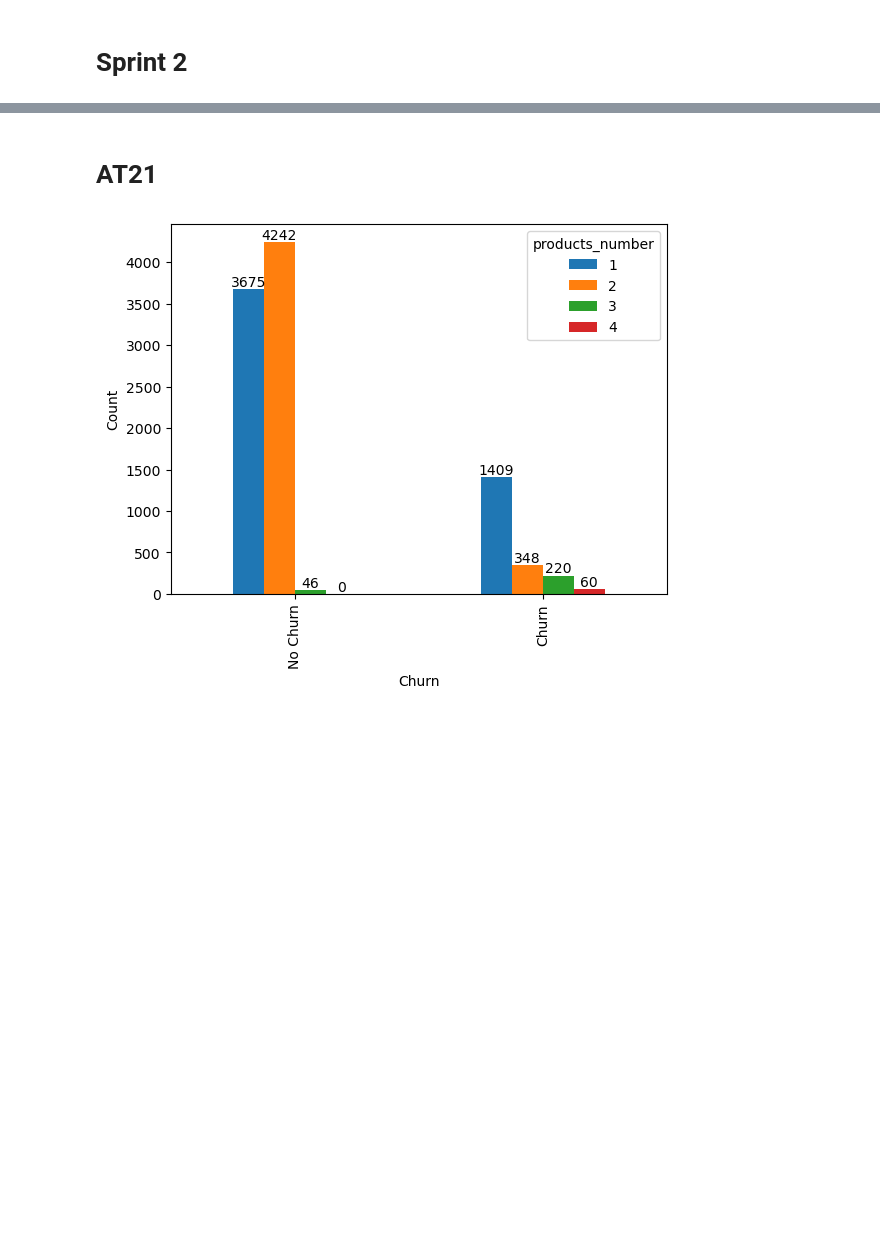
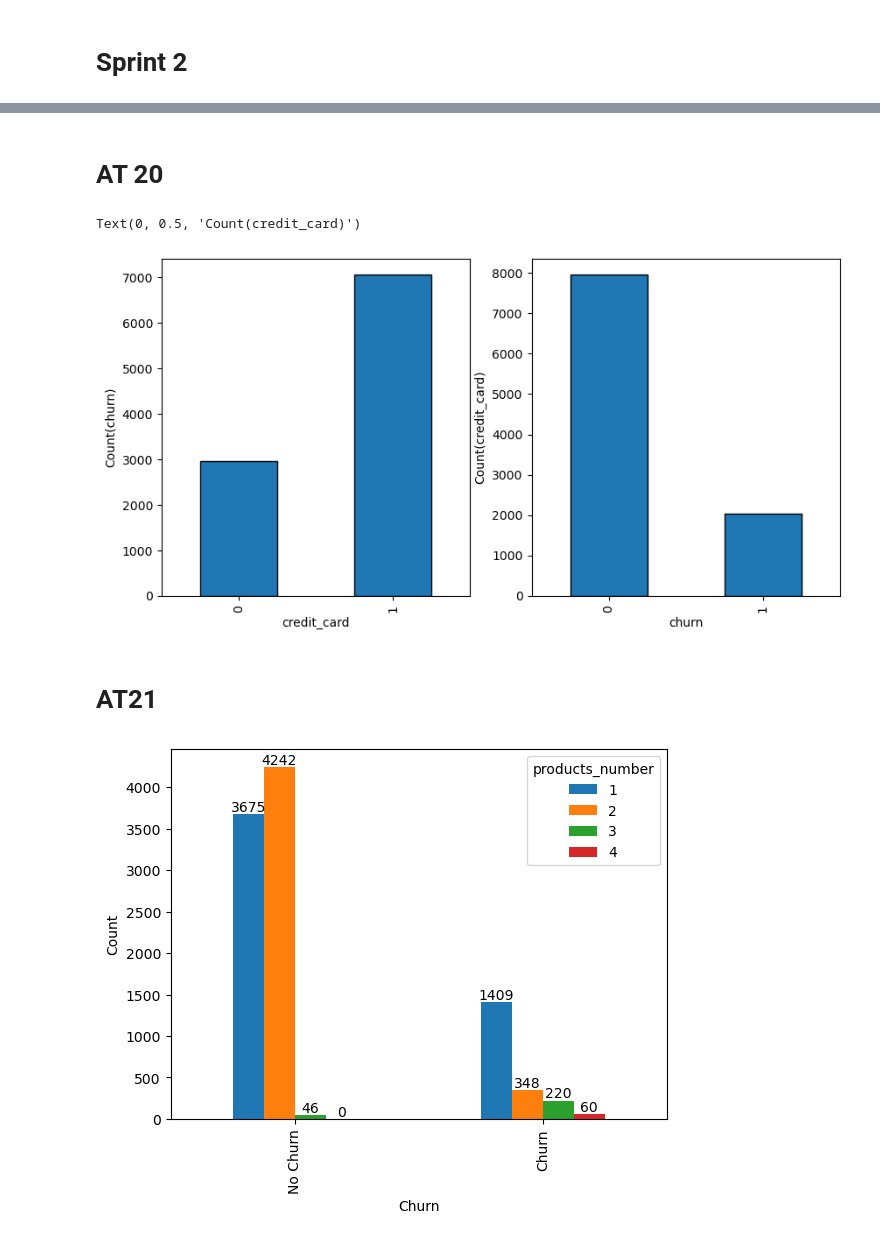
Before and after one commit to holleyj/data_attrition, a Jupyter notebook: code_sprint2.ipynb, the cells around one changed output, grey strips where cells are left out. Drawn from its saved outputs; the diff is of its cells as text; code cells hidden in the pictures; blank space fills up the shorter version.

```diff
--- a/code_sprint2.ipynb
+++ b/code_sprint2.ipynb
@@ -27,3 +82,17 @@ df
+# %% [markdown]
+# AT 20
+# %%
+df_card = df.pivot_table(index="credit_card", values="churn", aggfunc="count")
+df_churn = df.pivot_table(index="churn", values="credit_card", aggfunc="count")
+
+fig, ax = plt.subplots(1,2, figsize=(10,5))
+
+df_card.plot.bar(ax=ax[0], edgecolor="black", legend=False).set_ylabel("Count(churn)")
+
+df_churn.plot.bar(ax=ax[1], edgecolor="black", legend=False).set_ylabel("Count(credit_card)")
+# %% [output]
+Text(0, 0.5, 'Count(credit_card)')
+[figure, added]
 # %% [markdown]
 # AT21
 # %%
```
Also changed, not shown: parts of 10 cells of this notebook.
